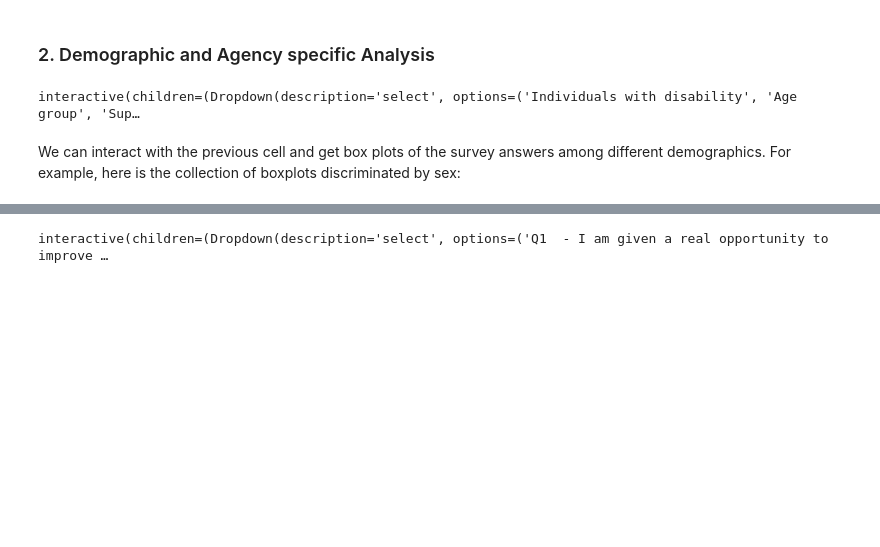
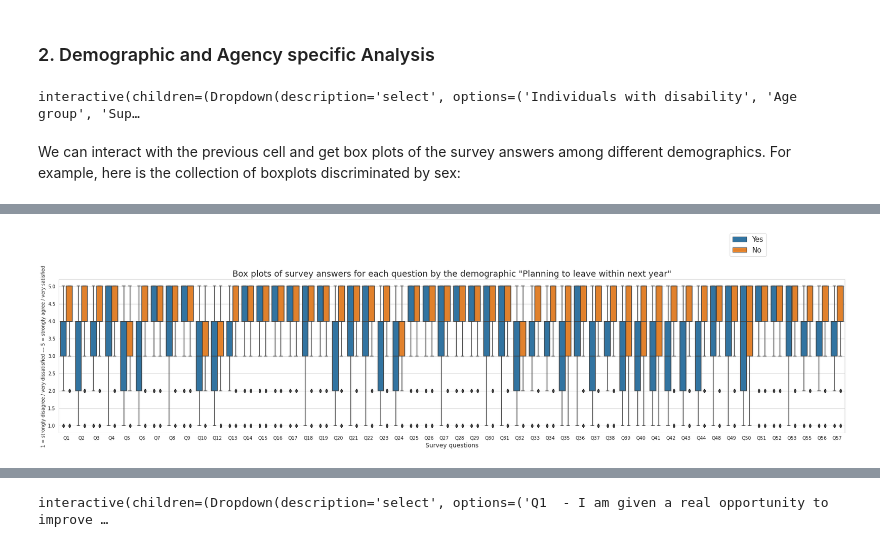
Before and after one commit to PSha98/Employee-Satisfaction-project, a Jupyter notebook: Employee_Survey3.ipynb, the cells around one changed output, grey strips where cells are left out. Cells and saved outputs as stored; diff of their text form; code cells hidden in the pictures; blank space fills up the shorter version.

```diff
--- a/Employee_Survey3.ipynb
+++ b/Employee_Survey3.ipynb
@@ -181,0 +187,4 @@ We notice that they follow very similar distributions for almost all of the answ
+# %%
+box_plot_comparison('Planning to leave within next year')
+# %% [output]
+[figure, added]
```
Also changed, not shown: parts of 19 cells of this notebook.
